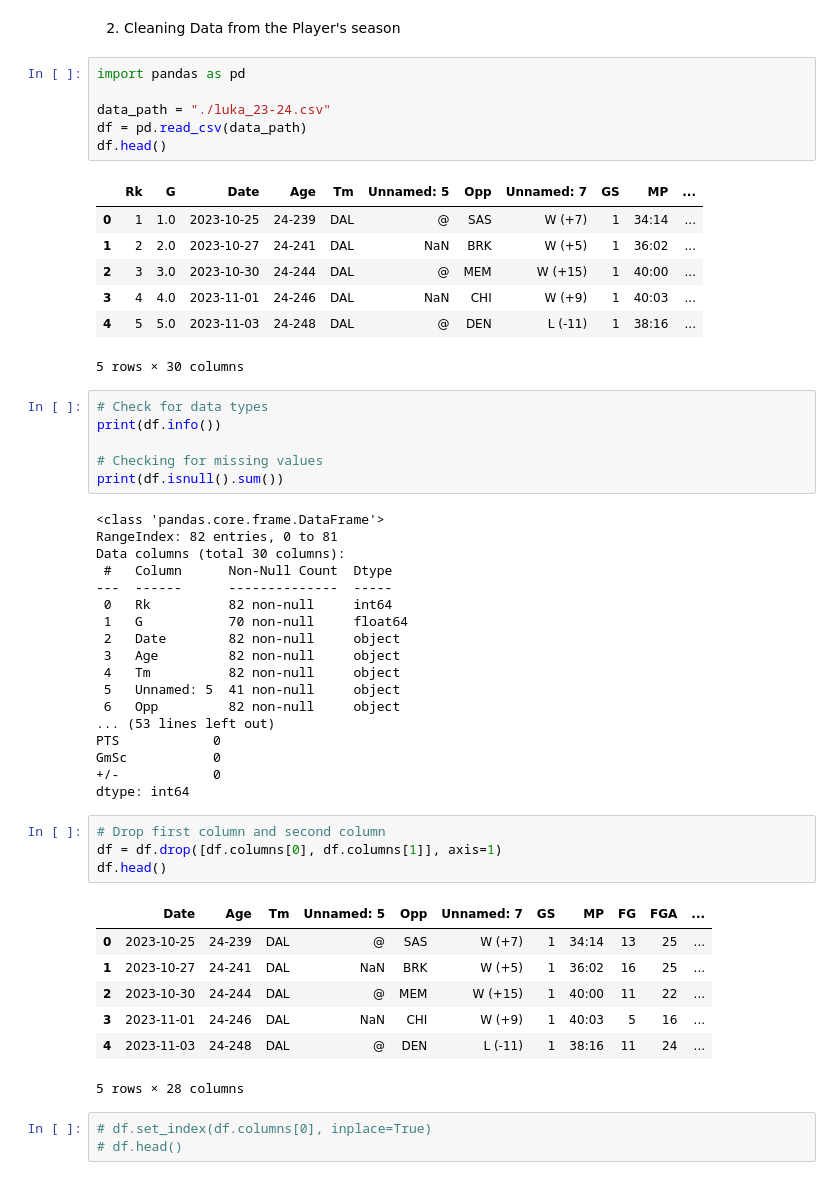
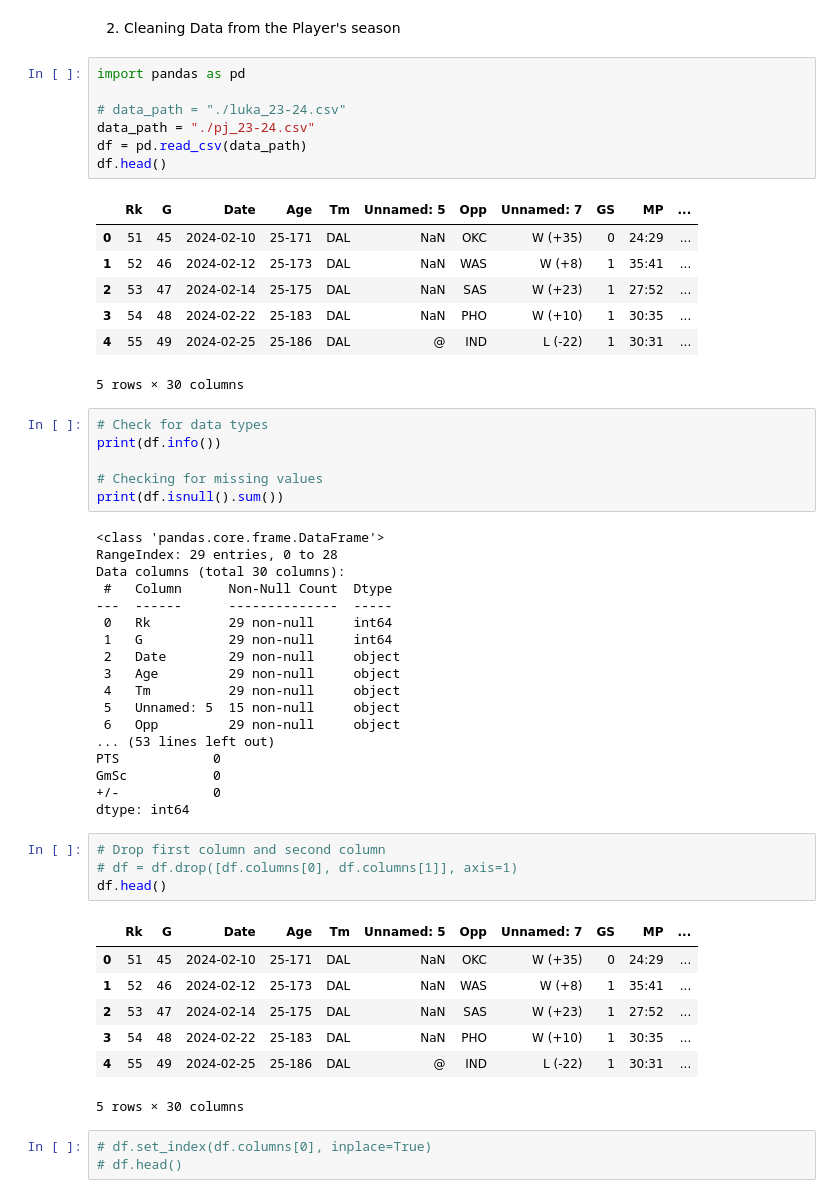
Before and after one commit to willvernon/player_production_model, a Jupyter notebook: player_production.ipynb, the cells around one changed output. Drawn from its saved outputs; the diff is of its cells as text.

```diff
--- a/player_production.ipynb
+++ b/player_production.ipynb
@@ -7,16 +7,17 @@
 # %%
 import pandas as pd
 
-data_path = "./luka_23-24.csv"
+# data_path = "./luka_23-24.csv"
+data_path = "./pj_23-24.csv"
 df = pd.read_csv(data_path)
 df.head()
 # %% [output]
 |  | Rk | G | Date | Age | Tm | Unnamed: 5 | Opp | Unnamed: 7 | GS | MP | ... |
-| 0 | 1 | 1.0 | 2023-10-25 | 24-239 | DAL | @ | SAS | W (+7) | 1 | 34:14 | ... |
-| 1 | 2 | 2.0 | 2023-10-27 | 24-241 | DAL | NaN | BRK | W (+5) | 1 | 36:02 | ... |
-| 2 | 3 | 3.0 | 2023-10-30 | 24-244 | DAL | @ | MEM | W (+15) | 1 | 40:00 | ... |
-| 3 | 4 | 4.0 | 2023-11-01 | 24-246 | DAL | NaN | CHI | W (+9) | 1 | 40:03 | ... |
-| 4 | 5 | 5.0 | 2023-11-03 | 24-248 | DAL | @ | DEN | L (-11) | 1 | 38:16 | ... |
+| 0 | 51 | 45 | 2024-02-10 | 25-171 | DAL | NaN | OKC | W (+35) | 0 | 24:29 | ... |
+| 1 | 52 | 46 | 2024-02-12 | 25-173 | DAL | NaN | WAS | W (+8) | 1 | 35:41 | ... |
+| 2 | 53 | 47 | 2024-02-14 | 25-175 | DAL | NaN | SAS | W (+23) | 1 | 27:52 | ... |
+| 3 | 54 | 48 | 2024-02-22 | 25-183 | DAL | NaN | PHO | W (+10) | 1 | 30:35 | ... |
+| 4 | 55 | 49 | 2024-02-25 | 25-186 | DAL | @ | IND | L (-22) | 1 | 30:31 | ... |
 5 rows × 30 columns
 # %%
 # Check for data types
@@ -26,17 +27,17 @@ print(df.info())
 print(df.isnull().sum())
 # %% [output]
 <class 'pandas.core.frame.DataFrame'>
-RangeIndex: 82 entries, 0 to 81
+RangeIndex: 29 entries, 0 to 28
 Data columns (total 30 columns):
  #   Column      Non-Null Count  Dtype
 ---  ------      --------------  -----
- 0   Rk          82 non-null     int64
- 1   G           70 non-null     float64
- 2   Date        82 non-null     object
- 3   Age         82 non-null     object
- 4   Tm          82 non-null     object
- 5   Unnamed: 5  41 non-null     object
- 6   Opp         82 non-null     object
+ 0   Rk          29 non-null     int64
+ 1   G           29 non-null     int64
+ 2   Date        29 non-null     object
+ 3   Age         29 non-null     object
+ 4   Tm          29 non-null     object
+ 5   Unnamed: 5  15 non-null     object
+ 6   Opp         29 non-null     object
 ... (53 lines left out)
 PTS            0
 GmSc           0
@@ -44,16 +45,16 @@ GmSc           0
 dtype: int64
 # %%
 # Drop first column and second column
-df = df.drop([df.columns[0], df.columns[1]], axis=1)
+# df = df.drop([df.columns[0], df.columns[1]], axis=1)
 df.head()
 # %% [output]
-|  | Date | Age | Tm | Unnamed: 5 | Opp | Unnamed: 7 | GS | MP | FG | FGA | ... |
-| 0 | 2023-10-25 | 24-239 | DAL | @ | SAS | W (+7) | 1 | 34:14 | 13 | 25 | ... |
-| 1 | 2023-10-27 | 24-241 | DAL | NaN | BRK | W (+5) | 1 | 36:02 | 16 | 25 | ... |
-| 2 | 2023-10-30 | 24-244 | DAL | @ | MEM | W (+15) | 1 | 40:00 | 11 | 22 | ... |
-| 3 | 2023-11-01 | 24-246 | DAL | NaN | CHI | W (+9) | 1 | 40:03 | 5 | 16 | ... |
-| 4 | 2023-11-03 | 24-248 | DAL | @ | DEN | L (-11) | 1 | 38:16 | 11 | 24 | ... |
+|  | Rk | G | Date | Age | Tm | Unnamed: 5 | Opp | Unnamed: 7 | GS | MP | ... |
+| 0 | 51 | 45 | 2024-02-10 | 25-171 | DAL | NaN | OKC | W (+35) | 0 | 24:29 | ... |
+| 1 | 52 | 46 | 2024-02-12 | 25-173 | DAL | NaN | WAS | W (+8) | 1 | 35:41 | ... |
+| 2 | 53 | 47 | 2024-02-14 | 25-175 | DAL | NaN | SAS | W (+23) | 1 | 27:52 | ... |
+| 3 | 54 | 48 | 2024-02-22 | 25-183 | DAL | NaN | PHO | W (+10) | 1 | 30:35 | ... |
+| 4 | 55 | 49 | 2024-02-25 | 25-186 | DAL | @ | IND | L (-22) | 1 | 30:31 | ... |
-5 rows × 28 columns
+5 rows × 30 columns
 # %%
 # df.set_index(df.columns[0], inplace=True)
 # df.head()
```
Also changed, not shown: parts of 13 cells of this notebook, 1 other file.
